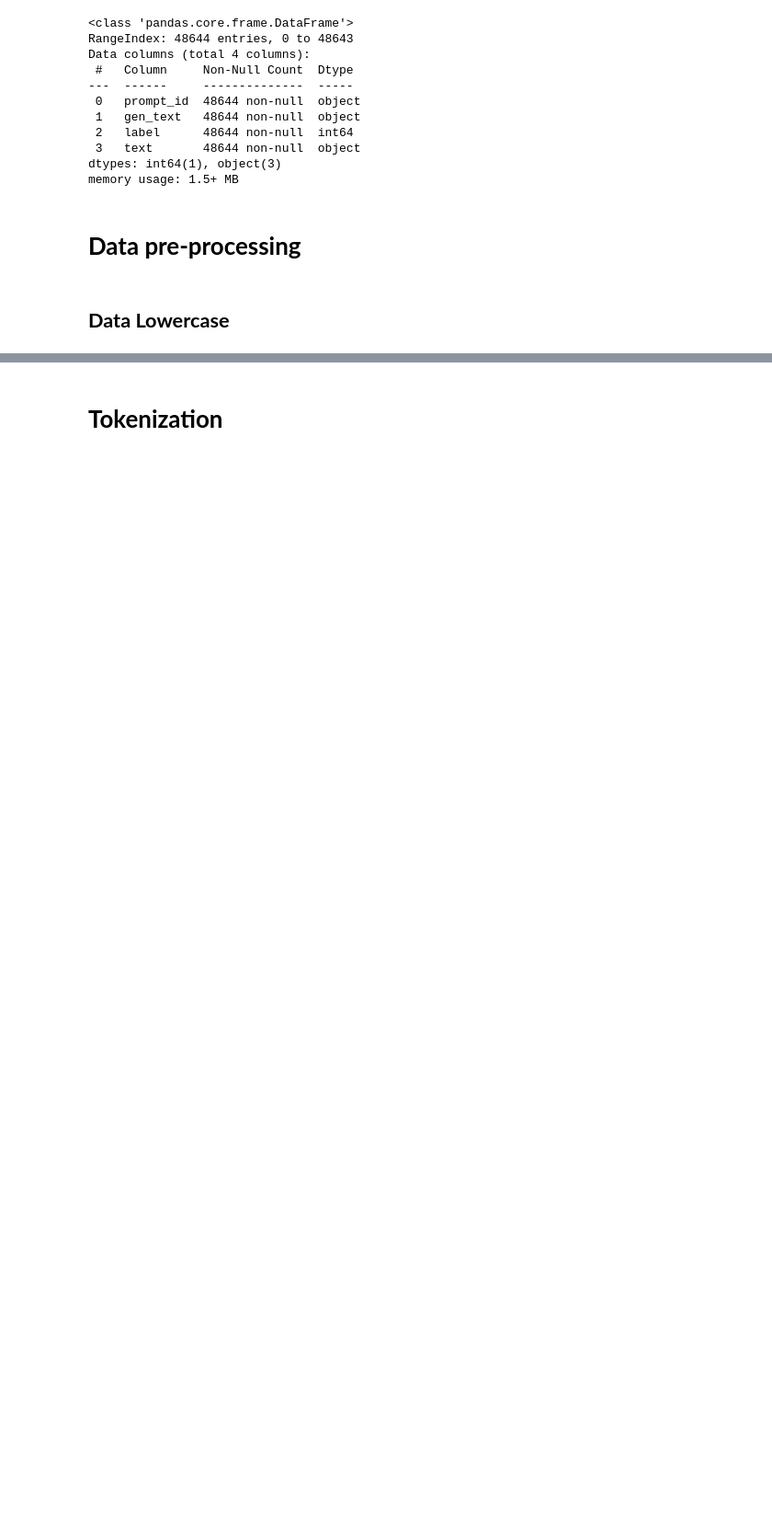
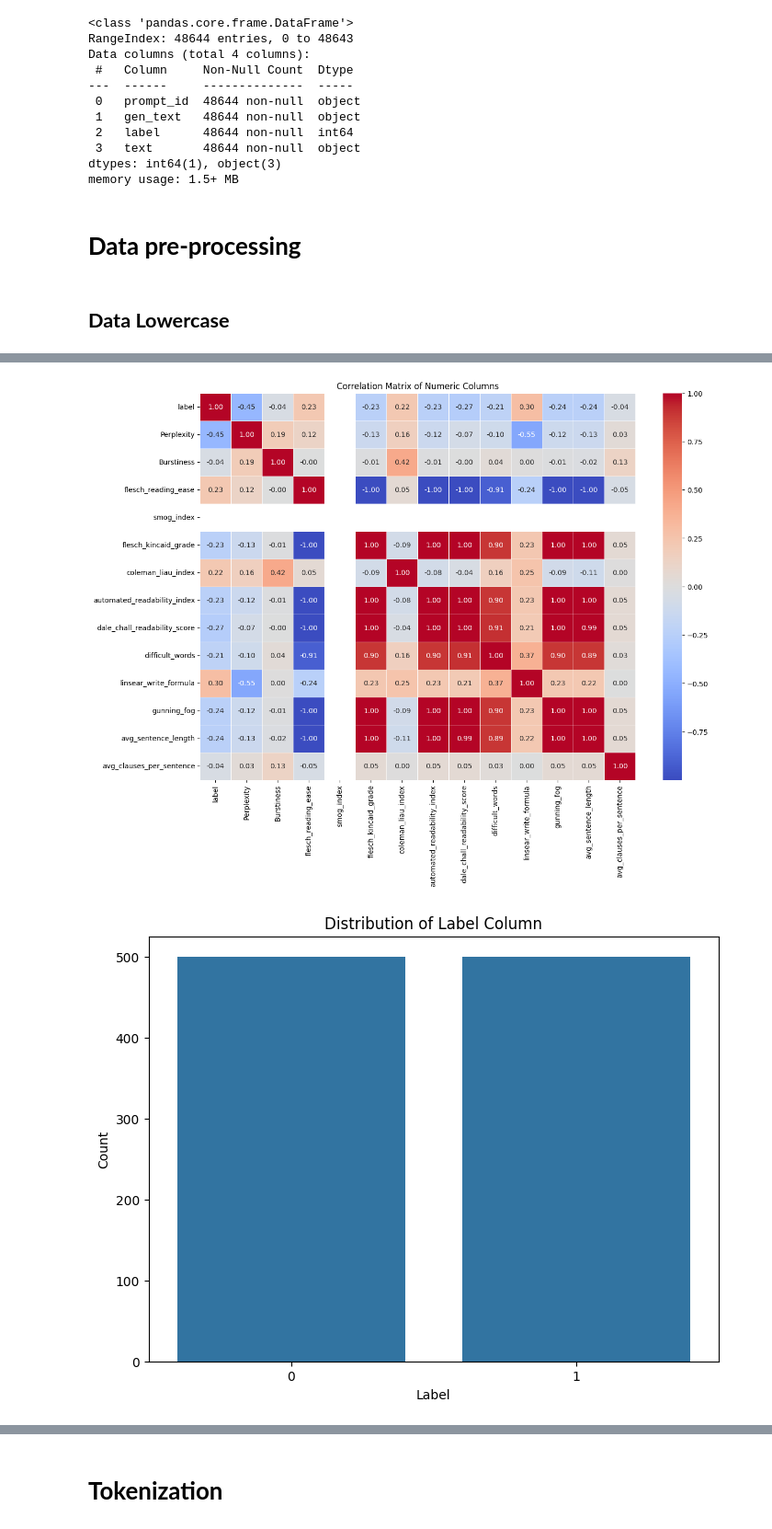
Before and after one commit to ankesh86/IntroductionToMachineLearning, a Jupyter notebook: DataPreprocessing.ipynb, the cells around one changed output, grey strips where cells are left out. Shown at 92% size. Saved outputs shown, nothing was run; the diff lists cells and outputs as text; code cells hidden in the pictures; blank space fills up the shorter version.

```diff
--- a/DataPreprocessing.ipynb
+++ b/DataPreprocessing.ipynb
@@ -174,0 +532,26 @@ dtype: int64
+# %%
+import pandas as pd
+import seaborn as sns
+import matplotlib.pyplot as plt
+
+# Assuming df is your DataFrame
+# Calculate the correlation matrix
+numeric_columns = perpx_df.select_dtypes(include=[float, int]).columns
+correlation_matrix = perpx_df[numeric_columns].corr()
+
+# Plot the correlation matrix using a heatmap
+plt.figure(figsize=(14, 10))
+sns.heatmap(correlation_matrix, annot=True, cmap='coolwarm', fmt='.2f', linewidths=0.5)
+plt.title('Correlation Matrix of Numeric Columns')
+plt.show()
+
+# Plot the distribution of the label column
+plt.figure(figsize=(8, 6))
+sns.countplot(x='label', data=perpx_df)
+plt.title('Distribution of Label Column')
+plt.xlabel('Label')
+plt.ylabel('Count')
+plt.show()
+# %% [output]
+[figure, added]
+[figure, added]
```
Also changed, not shown: parts of 42 cells of this notebook.
